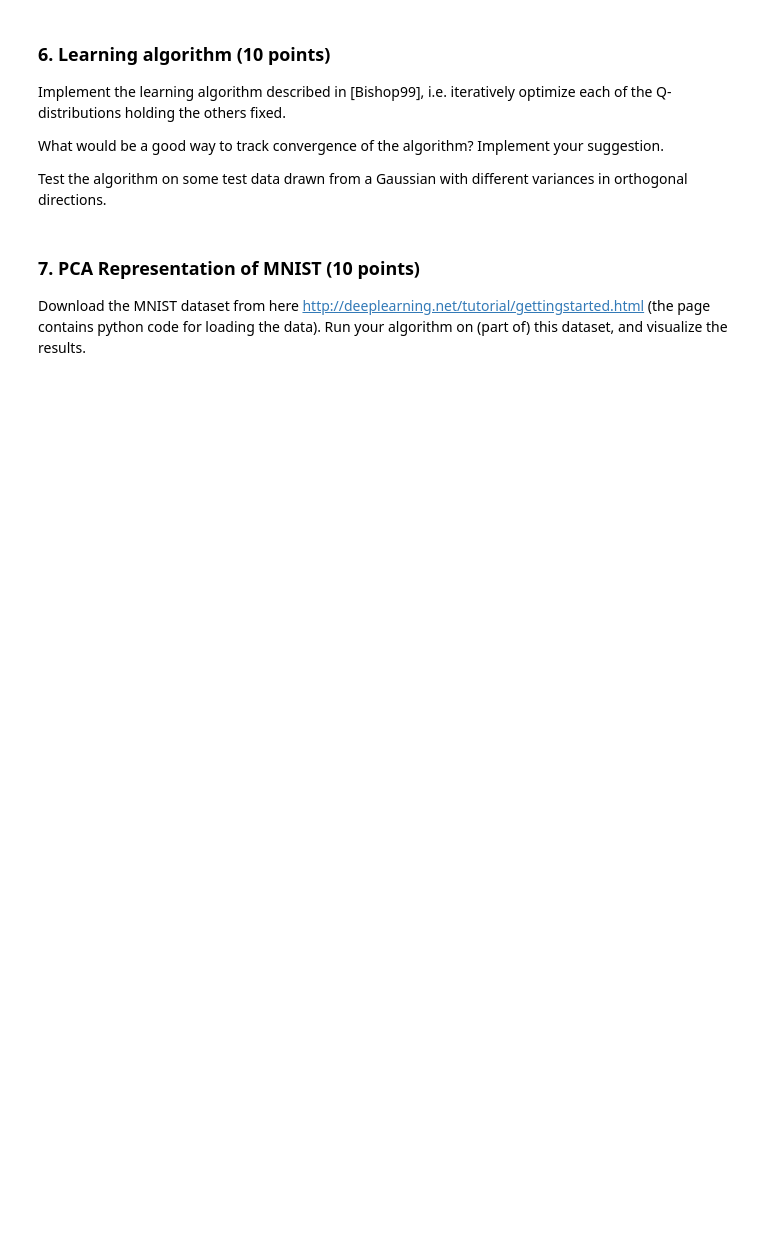
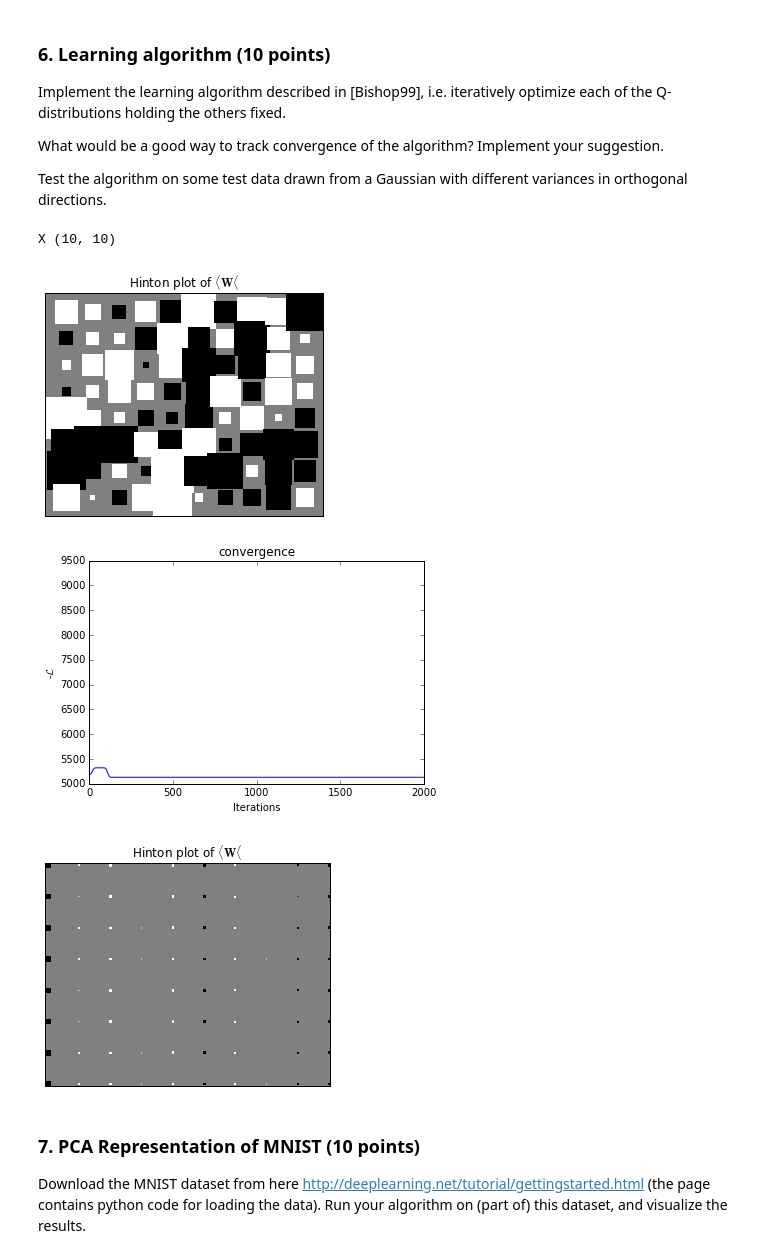
Before and after one commit to Tomaat/ML2, a Jupyter notebook: lab3/Lab3.ipynb, the cells around one changed output. Saved outputs shown, nothing was run; the diff lists cells and outputs as text; code cells hidden in the pictures; blank space fills up the shorter version.

Commit message:
Updated plot code

```diff
--- a/lab3/Lab3.ipynb
+++ b/lab3/Lab3.ipynb
@@ -535,3 +492,43 @@ x.dot(4)
+# %%
+#generate tha bishop data
+cov = np.tile([5,4,3,2]+[1]*5,(9,1))
+mean = [0]*9
+
+N = 100
+X = np.random.multivariate_normal(mean, cov, N).T
+mu = 0
+sigmas = [5,4,3,2,1,1,1,1,1,1]
+d=10
+X = np.zeros((d, N))
+for i in range(len(sigmas)):
+   X[i,:] = np.random.normal(mu, sigmas[i], N)
+
+PCA = BayesianPCA(*X.shape)
+print( 'X', X.shape)
+
+hinton(PCA.means_w.T)
+plt.title("Hinton plot of $\langle \mathbf{W} \langle $")
+plt.show()
+
+loss_log = PCA.fit(X, iterations=2000)
+
+
+plt.plot(-loss_log)
+#plt.yscale('log')
+plt.title('convergence')
+plt.ylabel('-$\mathcal{L}$')
+plt.xlabel('Iterations')
+plt.show()
+
+hinton(PCA.means_w.T)
+plt.title("Hinton plot of $\langle \mathbf{W} \langle $")
+#print( PCA.means_w)
+plt.show()
+# %% [output]
+X (10, 10)
+[figure, added]
+[figure, added]
+[figure, added]
 # %% [markdown]
 ### 7. PCA Representation of MNIST (10 points)
 
```
Also changed, not shown: parts of 2 cells of this notebook.
